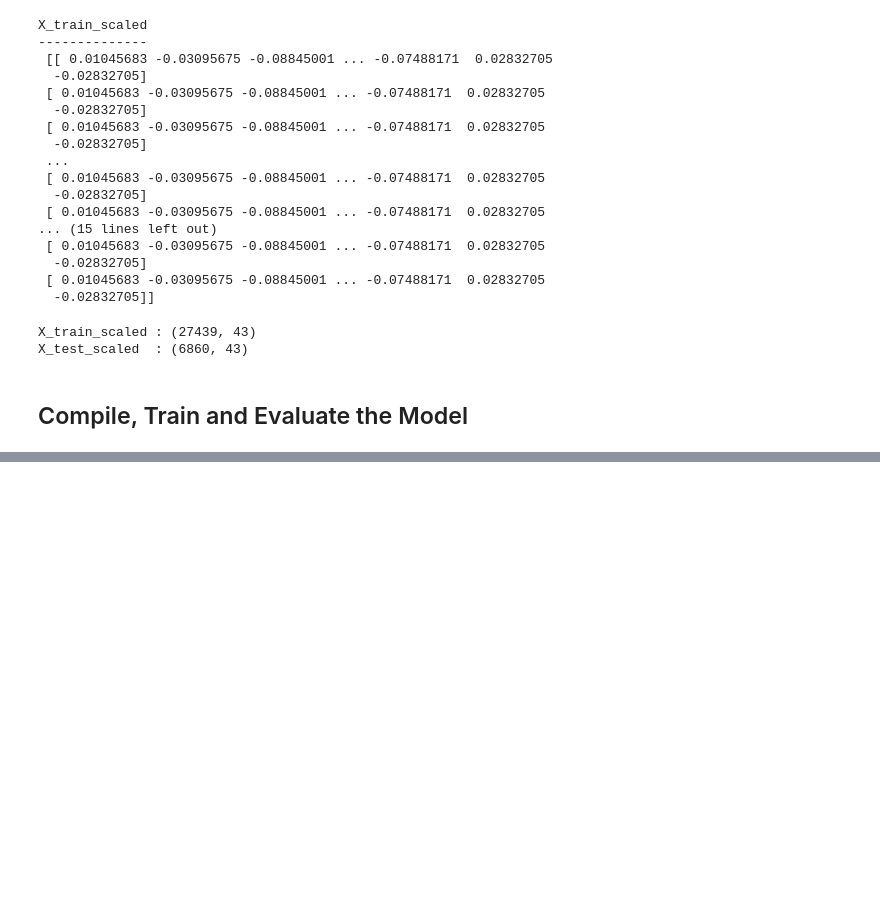
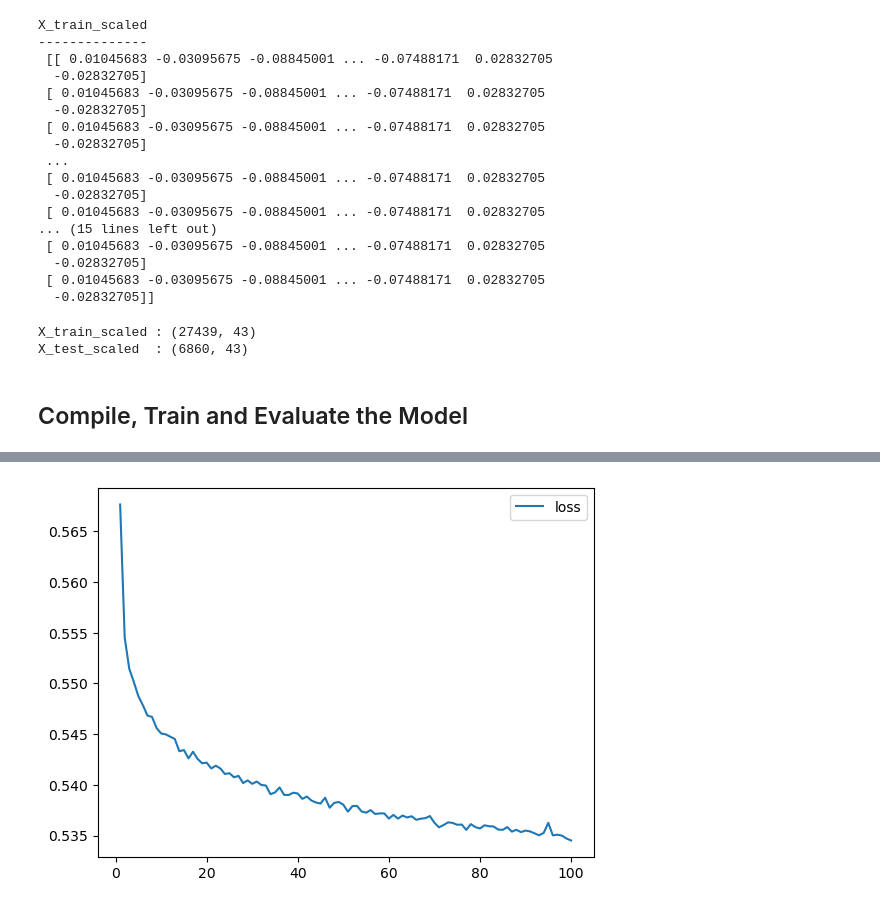
Before and after one commit to MarkOlsonMN/deep-learning-challenge, a Jupyter notebook: Applicant_Funding_Deep_Learning.ipynb, the cells around one changed output, grey strips where cells are left out. Cells and saved outputs as stored; diff of their text form; code cells hidden in the pictures; blank space fills up the shorter version.

Commit message:
assignment save point 3 - compile, train, and evaluate model

```diff
--- a/Applicant_Funding_Deep_Learning.ipynb
+++ b/Applicant_Funding_Deep_Learning.ipynb
@@ -438,4 +507,19 @@ _________________________________________________________________
+# %%
+# Compile the model
+#  YOUR CODE GOES HERE
+
+# Compile the Sequential model together and customize metrics
+nn.compile(loss="binary_crossentropy", optimizer="adam", metrics=["accuracy"])
+
+
+# WARNING:tensorflow:From Z:\Travis\anaconda3\lib\site-packages\tensorflow\python\ops\nn_impl.py:180: add_dispatch_support.<locals>.wrapper (from tensorflow.python.ops.array_ops) is deprecated and will be removed in a future version.
+# Instructions for updating:
+# Use tf.where in 2.0, which has the same broadcast rule as np.where
 # %%
-# Compile the model
+# Train the model
 #  YOUR CODE GOES HERE
+
+
+# Fit the model to the training data
+fit_model = nn.fit(X_train_scaled, y_train, epochs=100)
 # %% [output]
@@ -465,0 +543,21 @@ Epoch 100/100
+# %%
+
+import matplotlib.pyplot as plt
+
+
+####################################################################################################
+####################################################################################################
+####################################################################################################
+####################################################################################################import matplotlib.pyplot as plt
+
+# Create a DataFrame containing training history
+history_df = pd.DataFrame(fit_model.history)
+
+# Increase the index by 1 to match the number of epochs
+history_df.index += 1
+
+# Plot the loss
+history_df.plot(y="loss")
+plt.show()
+# %% [output]
+[figure, added]
```
Also changed, not shown: parts of 19 cells of this notebook.
